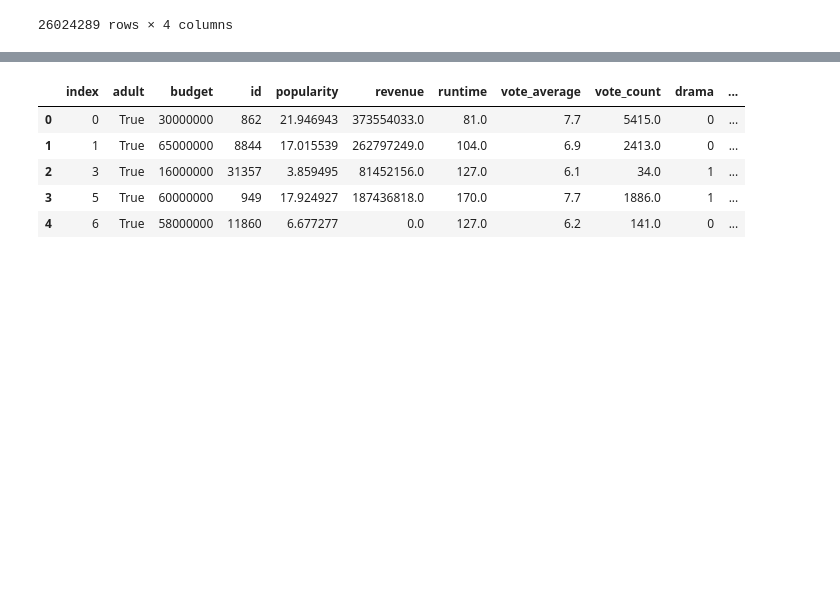
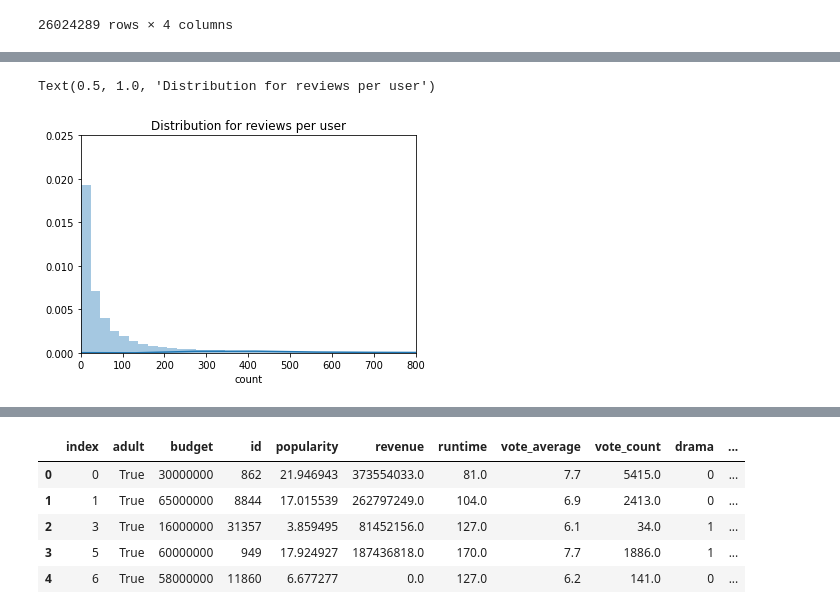
Before and after one commit to kevc528/MovieDatasetAnalysis, a Jupyter notebook: KevinChen_MoviesNotebook.ipynb, the cells around one changed output, grey strips where cells are left out. Drawn from its saved outputs; the diff is of its cells as text; code cells hidden in the pictures; blank space fills up the shorter version.

```diff
--- a/KevinChen_MoviesNotebook.ipynb
+++ b/KevinChen_MoviesNotebook.ipynb
@@ -326,0 +429,8 @@ ratings_df
+# %%
+plt = sns.distplot(user_ratings_df['count'], bins=800)
+plt.set(xlim=(0,800))
+plt.set(ylim=(0,0.025))
+plt.set_title('Distribution for reviews per user')
+# %% [output]
+Text(0.5, 1.0, 'Distribution for reviews per user')
+[figure, added]
```
Also changed, not shown: parts of 47 cells of this notebook.
